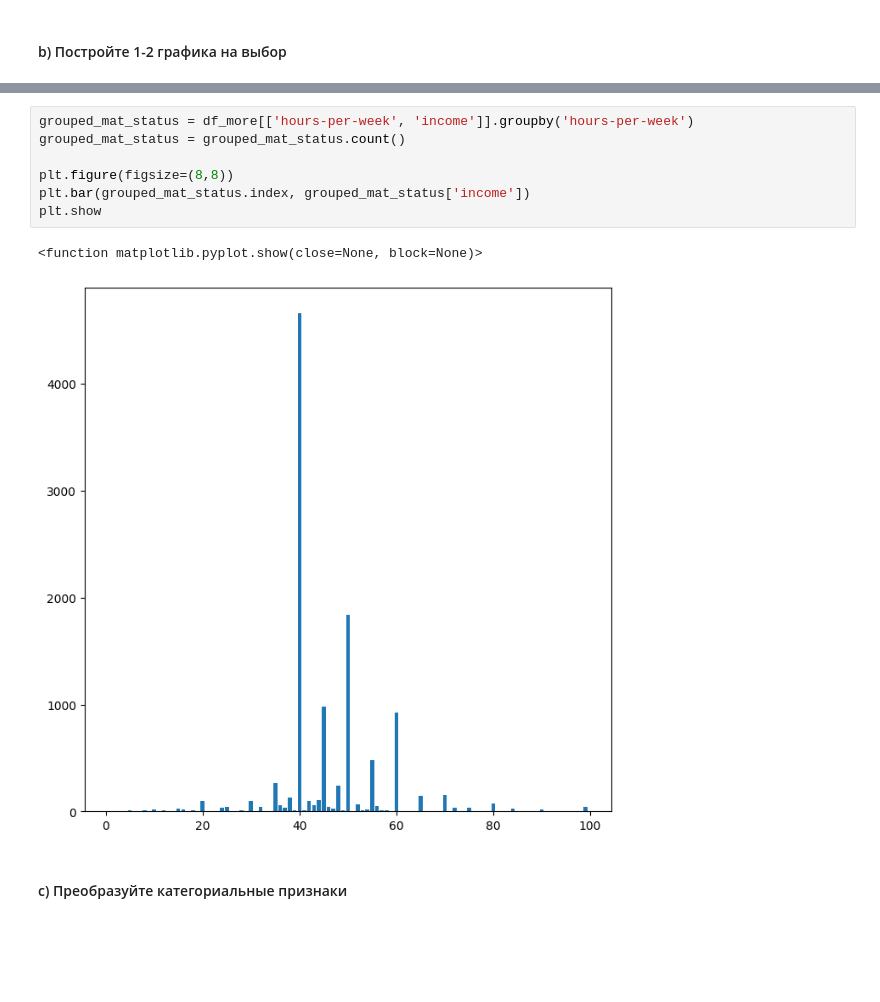
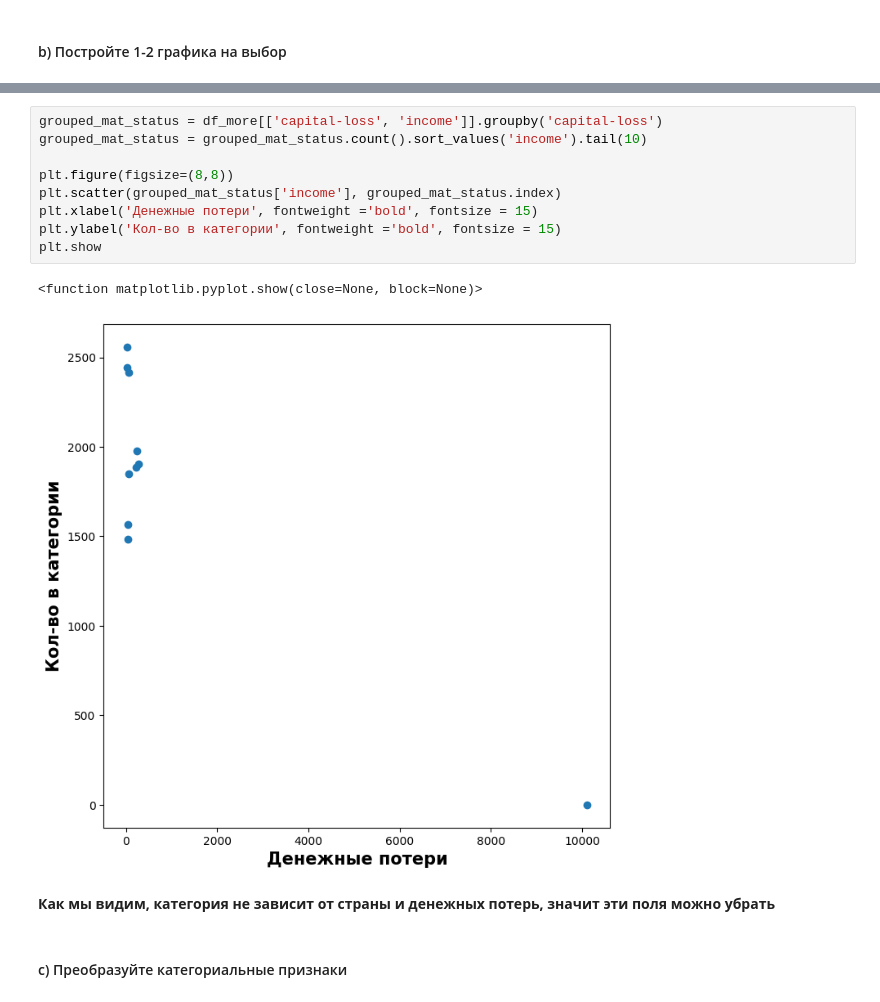
Before and after one commit to RedNetMaker/LearnML, a Jupyter notebook: homework_class.ipynb, the cells around one changed output, grey strips where cells are left out. Drawn from its saved outputs; the diff is of its cells as text; blank space fills up the shorter version.

```diff
--- a/homework_class.ipynb
+++ b/homework_class.ipynb
@@ -135,12 +126,16 @@ plt.show
 # %%
-grouped_mat_status = df_more[['hours-per-week', 'income']].groupby('hours-per-week')
-grouped_mat_status = grouped_mat_status.count()
+grouped_mat_status = df_more[['capital-loss', 'income']].groupby('capital-loss')
+grouped_mat_status = grouped_mat_status.count().sort_values('income').tail(10)
 
 plt.figure(figsize=(8,8))
-plt.bar(grouped_mat_status.index, grouped_mat_status['income'])
+plt.scatter(grouped_mat_status['income'], grouped_mat_status.index)
+plt.xlabel('Денежные потери', fontweight ='bold', fontsize = 15)
+plt.ylabel('Кол-во в категории', fontweight ='bold', fontsize = 15)
 plt.show
 # %% [output]
 <function matplotlib.pyplot.show(close=None, block=None)>
-[figure, old version]
+[figure, new version]
+# %% [markdown]
+**Как мы видим, категория не зависит от страны и денежных потерь, значит эти поля можно убрать**
 # %% [markdown]
 #### c) Преобразуйте категориальные признаки
```
Also changed, not shown: parts of 18 cells of this notebook.
